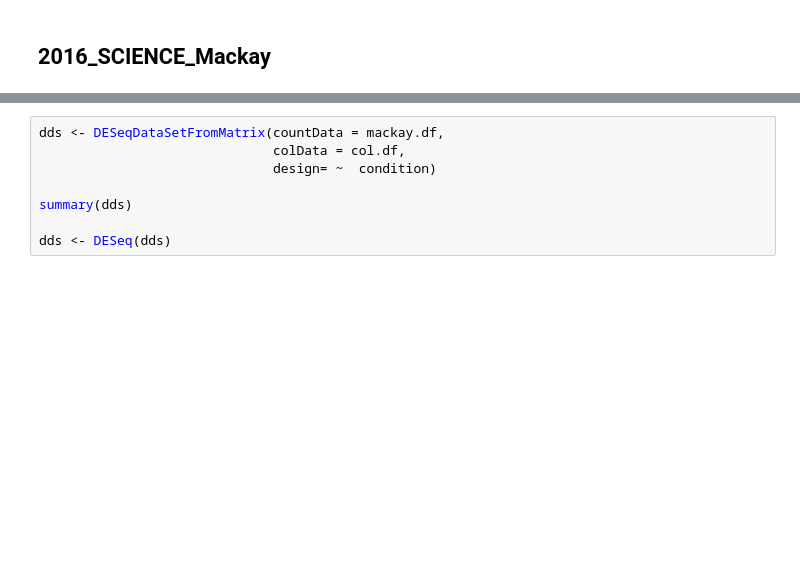
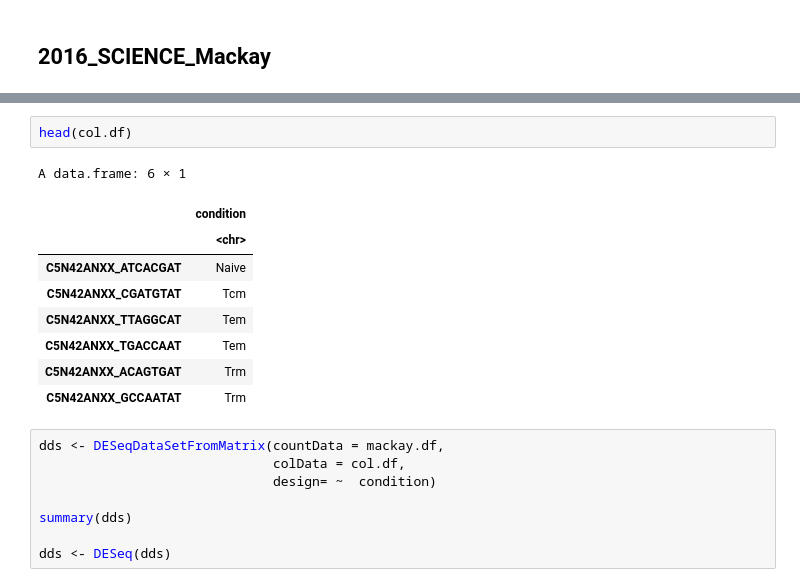
Before and after one commit to TCellResearchTeam/T_cell_signature_Reference, a Jupyter notebook: 2020_mouse_CD8_additional/codes/2_DEseq2.ipynb, the cells around one changed output, grey strips where cells are left out. Cells and saved outputs as stored; diff of their text form; blank space fills up the shorter version.

```diff
--- a/2020_mouse_CD8_additional/codes/2_DEseq2.ipynb
+++ b/2020_mouse_CD8_additional/codes/2_DEseq2.ipynb
@@ -163,6 +164,18 @@ A data.frame: 6 × 20
 | Rp1 | 0 | 0 | 0 | 0 | 0 | ... |
 | Sox17 | 0 | 0 | 4 | 0 | 0 | ... |
 | Mrpl15 | 1068 | 730 | 640 | 621 | 541 | ... |
+# %%
+head(col.df)
+# %% [output]
+A data.frame: 6 × 1
+|  | condition |
+|  | <chr> |
+| C5N42ANXX_ATCACGAT | Naive |
+| C5N42ANXX_CGATGTAT | Tcm |
+| C5N42ANXX_TTAGGCAT | Tem |
+| C5N42ANXX_TGACCAAT | Tem |
+| C5N42ANXX_ACAGTGAT | Trm |
+| C5N42ANXX_GCCAATAT | Trm |
 # %%
 dds <- DESeqDataSetFromMatrix(countData = mackay.df,
                               colData = col.df,
```
Also changed, not shown: parts of 3 cells of this notebook.
